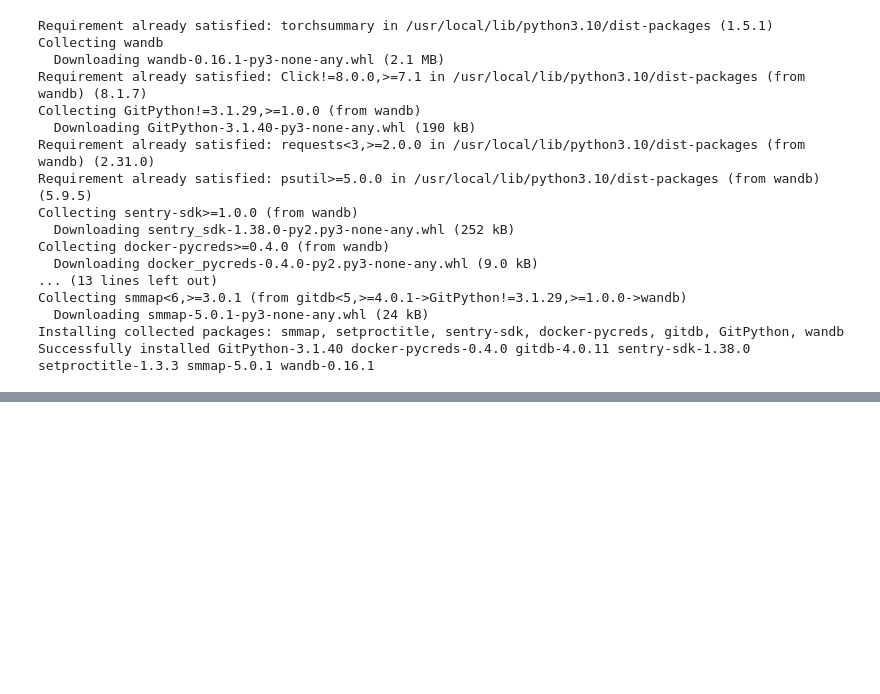
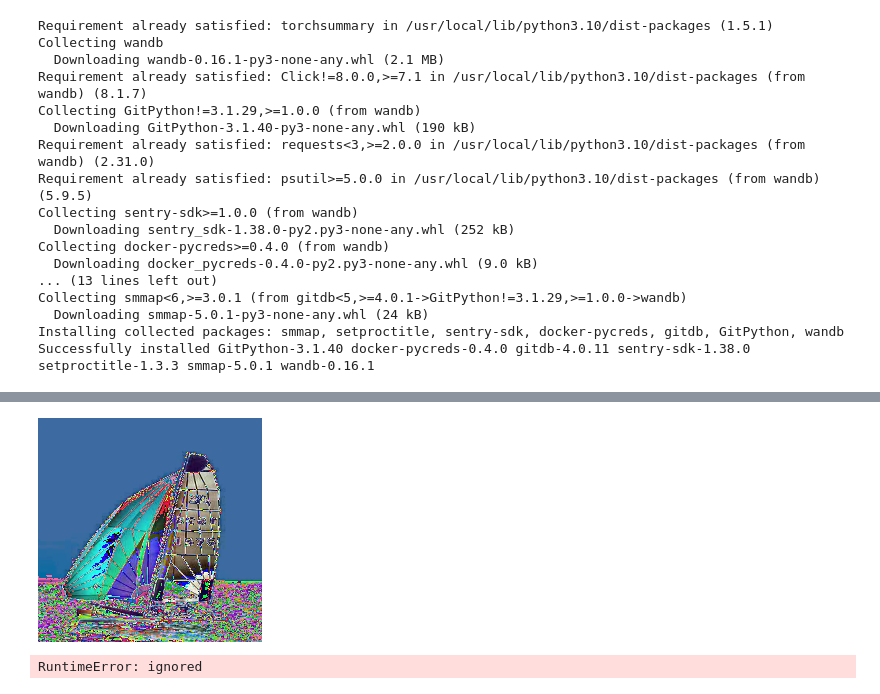
Before and after one commit to Thomas-rnd/Semantic-segmentation, a Jupyter notebook: semantic_segmentation.ipynb, the cells around one changed output, grey strips where cells are left out. Saved outputs shown, nothing was run; the diff lists cells and outputs as text; code cells hidden in the pictures; blank space fills up the shorter version.

```diff
--- a/semantic_segmentation.ipynb
+++ b/semantic_segmentation.ipynb
@@ -596,0 +851,8 @@ next(iter(original_dataset))[0]
+# %%
+a
+# %% [output]
+[figure, added]
+# %%
+DeconvMobileNet(num_classes=21, init_weights=True).cuda(0)
+# %% [output]
+RuntimeError: ignored
```
Also changed, not shown: parts of 21 cells of this notebook.
